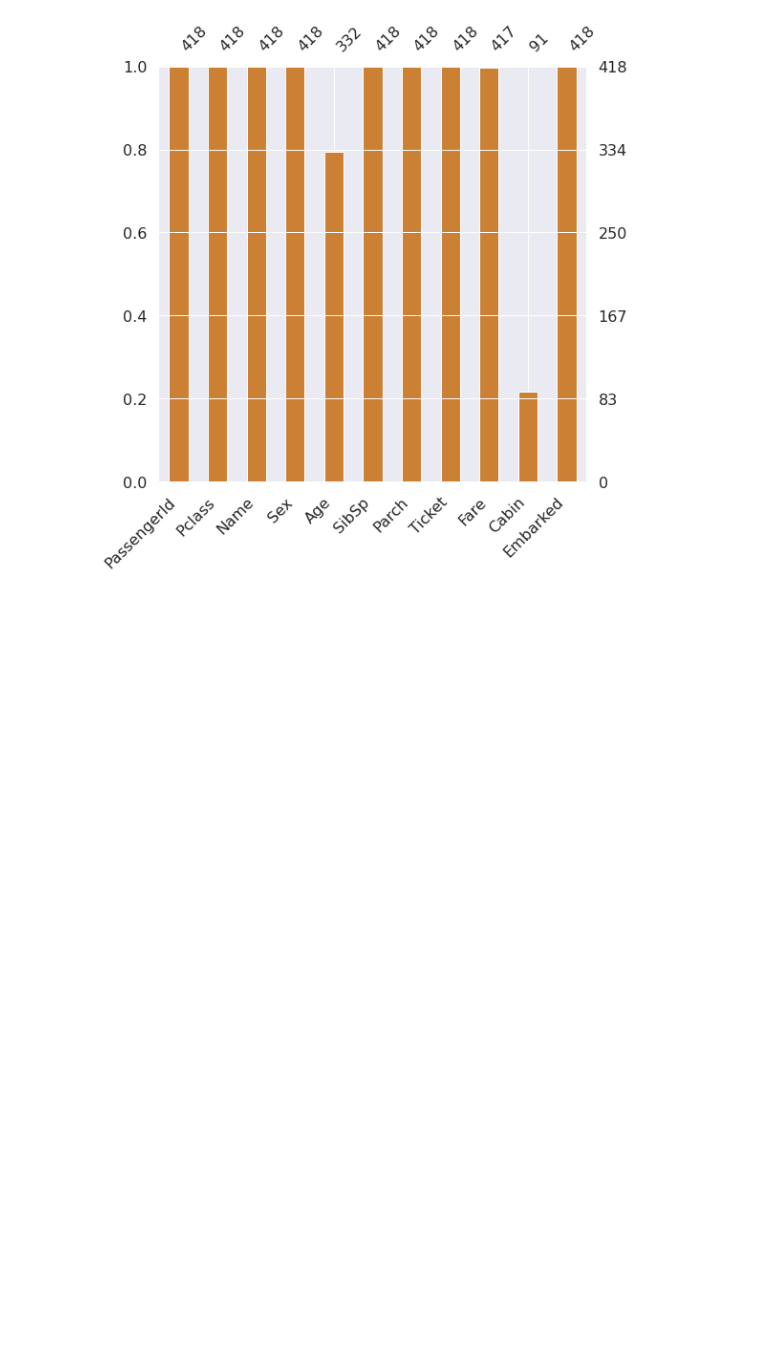
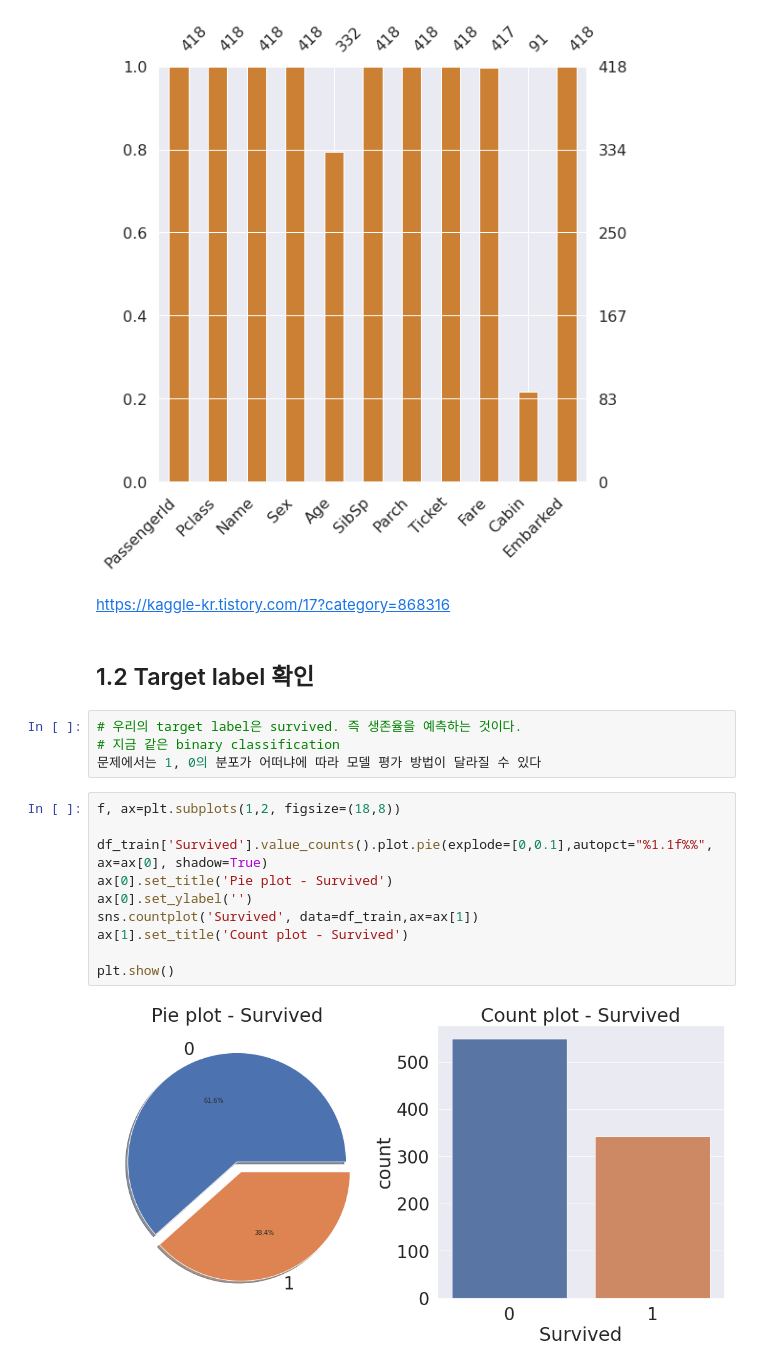
Before and after one commit to jayeongku/kaggle, a Jupyter notebook: kaggle_titanic_study.ipynb, the cells around one changed output. Saved outputs shown, nothing was run; the diff lists cells and outputs as text; blank space fills up the shorter version.

```diff
--- a/kaggle_titanic_study.ipynb
+++ b/kaggle_titanic_study.ipynb
@@ -252,3 +255,23 @@ msno.bar(df=df_test.iloc[:, :], figsize=(8,8), color=(0.8, 0.5, 0.2))
 # %% [output]
 <matplotlib.axes._subplots.AxesSubplot at 0x...>
 [figure]
+# %% [markdown]
+https://kaggle-kr.tistory.com/17?category=868316
+# %% [markdown]
+## 1.2 Target label 확인
+# %%
+# 우리의 target label은 survived. 즉 생존율을 예측하는 것이다.
+# 지금 같은 binary classification
+문제에서는 1, 0의 분포가 어떠냐에 따라 모델 평가 방법이 달라질 수 있다
+# %%
+f, ax=plt.subplots(1,2, figsize=(18,8))
+
+df_train['Survived'].value_counts().plot.pie(explode=[0,0.1],autopct="%1.1f%%", ax=ax[0], shadow=True)
+ax[0].set_title('Pie plot - Survived')
+ax[0].set_ylabel('')
+sns.countplot('Survived', data=df_train,ax=ax[1])
+ax[1].set_title('Count plot - Survived')
+
+plt.show()
+# %% [output]
+[figure, added]
```
Also changed, not shown: parts of 2 cells of this notebook.
